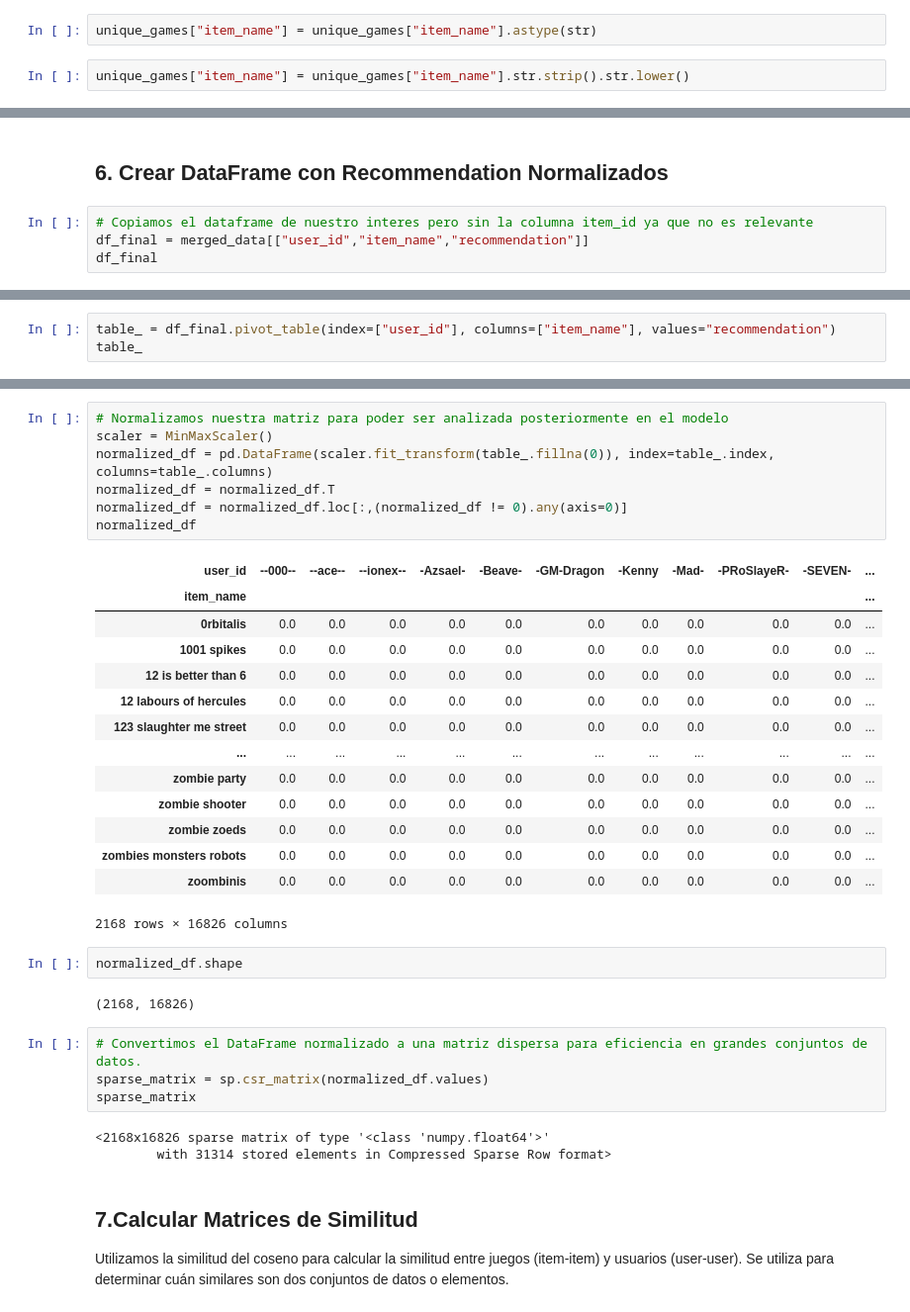
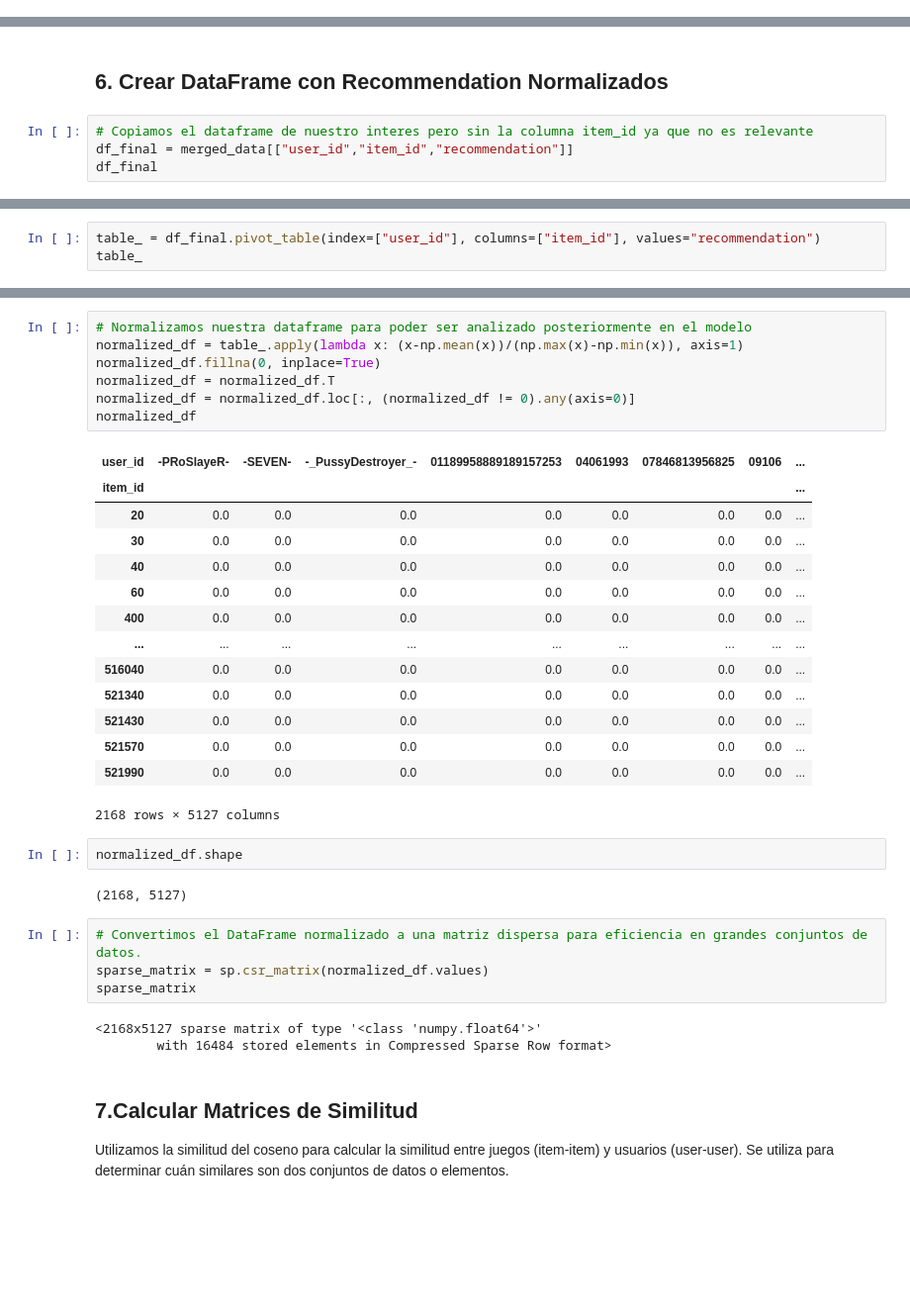
Before and after one commit to ASGuzman/PI_MLOps_Steam, a Jupyter notebook: Modelo_de_recomendacion.ipynb, the cells around one changed output, grey strips where cells are left out. Shown at 99% size. Saved outputs shown, nothing was run; the diff lists cells and outputs as text; blank space fills up the shorter version.

```diff
--- a/Modelo_de_recomendacion.ipynb
+++ b/Modelo_de_recomendacion.ipynb
@@ -100,7 +100,3 @@ object
-# %%
-unique_games["item_name"] = unique_games["item_name"].astype(str)
-# %%
-unique_games["item_name"] = unique_games["item_name"].str.strip().str.lower()
 # %% [markdown]
 ## 5. Fusión de DataFrames
 Unimos el DataFrame que contiene los juegos únicos y el DataFrame filtrado de reseñas de usuarios.
@@ -175,6 +171,6 @@ Name: item_name, dtype: int64
 ## 6. Crear DataFrame con Recommendation Normalizados
 # %%
 # Copiamos el dataframe de nuestro interes pero sin la columna item_id ya que no es relevante
-df_final = merged_data[["user_id","item_name","recommendation"]]
+df_final = merged_data[["user_id","item_id","recommendation"]]
 df_final
 # %% [output]
@@ -193,5 +189,5 @@ df_final
 31314 rows × 3 columns
 # %%
-table_ = df_final.pivot_table(index=["user_id"], columns=["item_name"], values="recommendation")
+table_ = df_final.pivot_table(index=["user_id"], columns=["item_id"], values="recommendation")
 table_
 # %% [output]
@@ -211,37 +207,37 @@ table_
 16826 rows × 2168 columns
 # %%
-# Normalizamos nuestra matriz para poder ser analizada posteriormente en el modelo
-scaler = MinMaxScaler()
-normalized_df = pd.DataFrame(scaler.fit_transform(table_.fillna(0)), index=table_.index, columns=table_.columns)
+# Normalizamos nuestra dataframe para poder ser analizado posteriormente en el modelo
+normalized_df = table_.apply(lambda x: (x-np.mean(x))/(np.max(x)-np.min(x)), axis=1)
+normalized_df.fillna(0, inplace=True)
 normalized_df = normalized_df.T
-normalized_df = normalized_df.loc[:,(normalized_df != 0).any(axis=0)]
+normalized_df = normalized_df.loc[:, (normalized_df != 0).any(axis=0)]
 normalized_df
 # %% [output]
-| user_id | --000-- | --ace-- | --ionex-- | -Azsael- | -Beave- | -GM-Dragon | -Kenny | -Mad- | -PRoSlayeR- | -SEVEN- | ... |
-| item_name |  |  |  |  |  |  |  |  |  |  | ... |
-| 0rbitalis | 0.0 | 0.0 | 0.0 | 0.0 | 0.0 | 0.0 | 0.0 | 0.0 | 0.0 | 0.0 | ... |
-| 1001 spikes | 0.0 | 0.0 | 0.0 | 0.0 | 0.0 | 0.0 | 0.0 | 0.0 | 0.0 | 0.0 | ... |
-| 12 is better than 6 | 0.0 | 0.0 | 0.0 | 0.0 | 0.0 | 0.0 | 0.0 | 0.0 | 0.0 | 0.0 | ... |
-| 12 labours of hercules | 0.0 | 0.0 | 0.0 | 0.0 | 0.0 | 0.0 | 0.0 | 0.0 | 0.0 | 0.0 | ... |
-| 123 slaughter me street | 0.0 | 0.0 | 0.0 | 0.0 | 0.0 | 0.0 | 0.0 | 0.0 | 0.0 | 0.0 | ... |
-| ... | ... | ... | ... | ... | ... | ... | ... | ... | ... | ... | ... |
-| zombie party | 0.0 | 0.0 | 0.0 | 0.0 | 0.0 | 0.0 | 0.0 | 0.0 | 0.0 | 0.0 | ... |
-| zombie shooter | 0.0 | 0.0 | 0.0 | 0.0 | 0.0 | 0.0 | 0.0 | 0.0 | 0.0 | 0.0 | ... |
-| zombie zoeds | 0.0 | 0.0 | 0.0 | 0.0 | 0.0 | 0.0 | 0.0 | 0.0 | 0.0 | 0.0 | ... |
-| zombies monsters robots | 0.0 | 0.0 | 0.0 | 0.0 | 0.0 | 0.0 | 0.0 | 0.0 | 0.0 | 0.0 | ... |
-| zoombinis | 0.0 | 0.0 | 0.0 | 0.0 | 0.0 | 0.0 | 0.0 | 0.0 | 0.0 | 0.0 | ... |
+| user_id | -PRoSlayeR- | -SEVEN- | -_PussyDestroyer_- | 01189958889189157253 | 04061993 | 07846813956825 | 09106 | ... |
+| item_id |  |  |  |  |  |  |  | ... |
+| 20 | 0.0 | 0.0 | 0.0 | 0.0 | 0.0 | 0.0 | 0.0 | ... |
+| 30 | 0.0 | 0.0 | 0.0 | 0.0 | 0.0 | 0.0 | 0.0 | ... |
+| 40 | 0.0 | 0.0 | 0.0 | 0.0 | 0.0 | 0.0 | 0.0 | ... |
+| 60 | 0.0 | 0.0 | 0.0 | 0.0 | 0.0 | 0.0 | 0.0 | ... |
+| 400 | 0.0 | 0.0 | 0.0 | 0.0 | 0.0 | 0.0 | 0.0 | ... |
+| ... | ... | ... | ... | ... | ... | ... | ... | ... |
+| 516040 | 0.0 | 0.0 | 0.0 | 0.0 | 0.0 | 0.0 | 0.0 | ... |
+| 521340 | 0.0 | 0.0 | 0.0 | 0.0 | 0.0 | 0.0 | 0.0 | ... |
+| 521430 | 0.0 | 0.0 | 0.0 | 0.0 | 0.0 | 0.0 | 0.0 | ... |
+| 521570 | 0.0 | 0.0 | 0.0 | 0.0 | 0.0 | 0.0 | 0.0 | ... |
+| 521990 | 0.0 | 0.0 | 0.0 | 0.0 | 0.0 | 0.0 | 0.0 | ... |
-2168 rows × 16826 columns
+2168 rows × 5127 columns
 # %%
 normalized_df.shape
 # %% [output]
-(2168, 16826)
+(2168, 5127)
 # %%
 # Convertimos el DataFrame normalizado a una matriz dispersa para eficiencia en grandes conjuntos de datos.
 sparse_matrix = sp.csr_matrix(normalized_df.values)
 sparse_matrix
 # %% [output]
-<2168x16826 sparse matrix of type '<class 'numpy.float64'>'
-        with 31314 stored elements in Compressed Sparse Row format>
+<2168x5127 sparse matrix of type '<class 'numpy.float64'>'
+        with 16484 stored elements in Compressed Sparse Row format>
 # %% [markdown]
 ## 7.Calcular Matrices de Similitud
 
```
Also changed, not shown: parts of 15 cells of this notebook, 1 other file.
